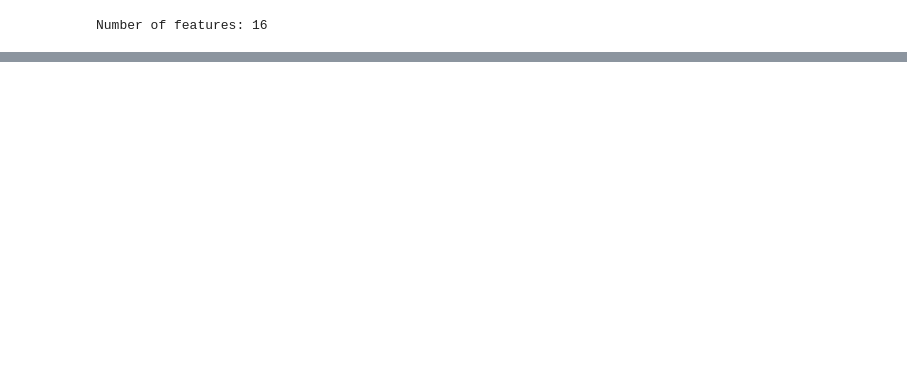
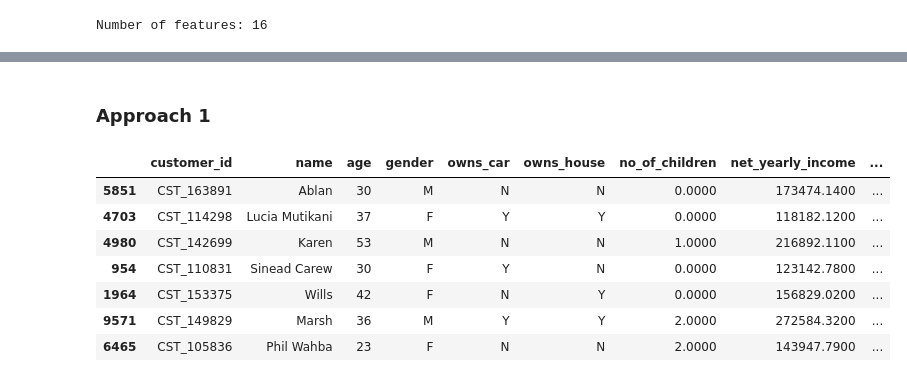
Before and after one commit to ada-nai/card-default, a Jupyter notebook: train.ipynb, the cells around one changed output, grey strips where cells are left out. Saved outputs shown, nothing was run; the diff lists cells and outputs as text; code cells hidden in the pictures; blank space fills up the shorter version.

```diff
--- a/train.ipynb
+++ b/train.ipynb
@@ -163,0 +328,2 @@ mi_df[mi_df['mutual_info'] >0]['index'].to_list()
+# %% [markdown]
+### Approach 1
@@ -163,0 +340,25 @@ mi_df[mi_df['mutual_info'] >0]['index'].to_list()
+# %%
+test_df['credit_score'].fillna(700, inplace= True)
+test_df['yearly_debt_payments'].fillna(train_df['yearly_debt_payments'].mean(), inplace= True)
+test_df['months_employed'] = test_df['no_of_days_employed']/30
+test_df['months_employed'].fillna(train_df['months_employed'].mode(), inplace= True)
+# %%
+test_df['credlim_to_income'] =test_df['credit_limit'] / test_df['net_yearly_income']
+test_df['debt_to_income'] = test_df['yearly_debt_payments'] / test_df['net_yearly_income']
+# %%
+test_df['above_min_credlim_def'] = (test_df['credit_limit_used(%)']>=min_credlim_default).astype('int')
+test_df['below_min_credscore_def'] = (test_df['credit_score']<=max_credscore_default).astype('int')
+# %%
+test_df = pd.merge(test_df, credlim_occ, how= 'outer', on= 'occupation_type')
+test_df = pd.merge(test_df, credscore_occ, how= 'outer', on= 'occupation_type')
+# %%
+test_df.sample(7)
+# %% [output]
+|  | customer_id | name | age | gender | owns_car | owns_house | no_of_children | net_yearly_income | ... |
+| 5851 | CST_163891 | Ablan | 30 | M | N | N | 0.0000 | 173474.1400 | ... |
+| 4703 | CST_114298 | Lucia Mutikani | 37 | F | Y | Y | 0.0000 | 118182.1200 | ... |
+| 4980 | CST_142699 | Karen | 53 | M | N | N | 1.0000 | 216892.1100 | ... |
+| 954 | CST_110831 | Sinead Carew | 30 | F | Y | N | 0.0000 | 123142.7800 | ... |
+| 1964 | CST_153375 | Wills | 42 | F | N | Y | 0.0000 | 156829.0200 | ... |
+| 9571 | CST_149829 | Marsh | 36 | M | Y | Y | 2.0000 | 272584.3200 | ... |
+| 6465 | CST_105836 | Phil Wahba | 23 | F | N | N | 2.0000 | 143947.7900 | ... |
```
Also changed, not shown: parts of 26 cells of this notebook.
